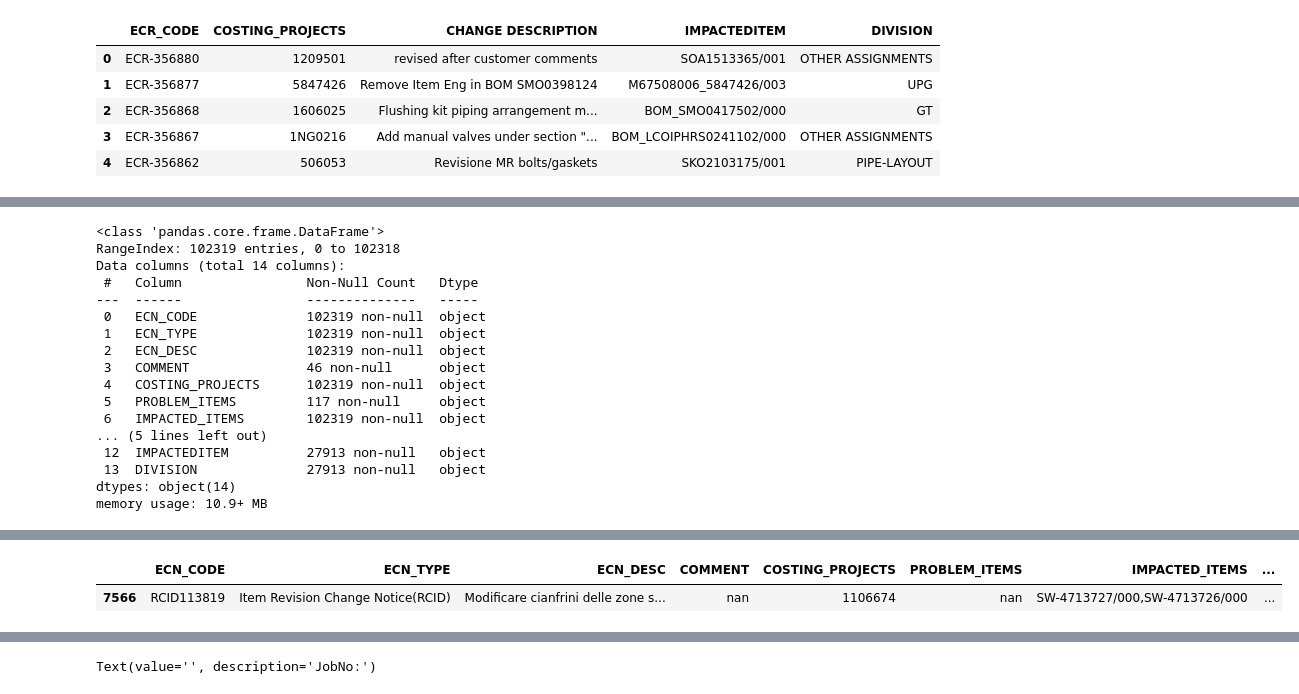
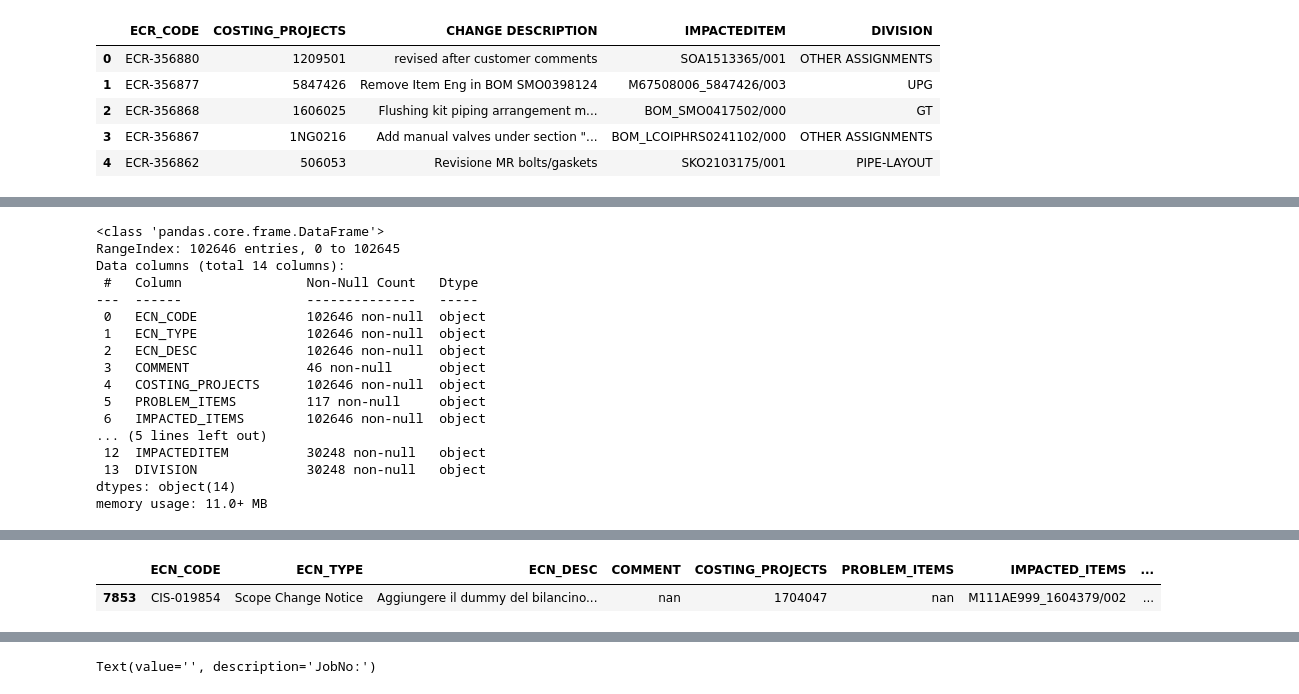
Before and after one commit to adnaksbhat/Colab_JupyterNotebooks, a Jupyter notebook: Wow.ipynb, the cells around one changed output, grey strips where cells are left out. Drawn from its saved outputs; the diff is of its cells as text; code cells hidden in the pictures.

```diff
--- a/Wow.ipynb
+++ b/Wow.ipynb
@@ -16,5 +24,10 @@ df_ecr=df_ecr[god_cols]
 # %%
 df_ecr['CHANGE DESCRIPTION'] = df_ecr['CHANGE DESCRIPTION'].str.replace('_x000D_', '')
+# %%
+df_ecr['CHANGE DESCRIPTION'] = df_ecr['CHANGE DESCRIPTION'].str.replace('\n', ' ')
+# %%
+df['ECN_DESC']=df['ECN_DESC'].str.replace('\n',' ')
+df['ECN_DESC']=df['ECN_DESC'].str.replace('_x000D_', '')
 # %%
 df_ecr.head()
 # %% [output]
@@ -67,22 +72,22 @@ merged_df = merge_ecr_to_df(df, df_ecr)
 merged_df.info()
 # %% [output]
 <class 'pandas.core.frame.DataFrame'>
-RangeIndex: 102319 entries, 0 to 102318
+RangeIndex: 102646 entries, 0 to 102645
 Data columns (total 14 columns):
  #   Column                Non-Null Count   Dtype
 ---  ------                --------------   -----
- 0   ECN_CODE              102319 non-null  object
- 1   ECN_TYPE              102319 non-null  object
- 2   ECN_DESC              102319 non-null  object
+ 0   ECN_CODE              102646 non-null  object
+ 1   ECN_TYPE              102646 non-null  object
+ 2   ECN_DESC              102646 non-null  object
  3   COMMENT               46 non-null      object
- 4   COSTING_PROJECTS      102319 non-null  object
+ 4   COSTING_PROJECTS      102646 non-null  object
  5   PROBLEM_ITEMS         117 non-null     object
- 6   IMPACTED_ITEMS        102319 non-null  object
+ 6   IMPACTED_ITEMS        102646 non-null  object
 ... (5 lines left out)
- 12  IMPACTEDITEM          27913 non-null   object
- 13  DIVISION              27913 non-null   object
+ 12  IMPACTEDITEM          30248 non-null   object
+ 13  DIVISION              30248 non-null   object
 dtypes: object(14)
-memory usage: 10.9+ MB
+memory usage: 11.0+ MB
 # %%
 merged_df['ECN_CODE']=merged_df['ECN_CODE'].astype(str)
 merged_df['ECN_TYPE']=merged_df['ECN_TYPE'].astype(str)
@@ -126,10 +131,10 @@ def find_missing_impacts(row):
 
 merged_df['missing_impacts'] = merged_df.apply(find_missing_impacts, axis=1)
 # %%
-merged_df[merged_df['ECN_CODE']=='RCID113819']
+merged_df[merged_df['ECN_CODE']=='CIS-019854']
 # %% [output]
 |  | ECN_CODE | ECN_TYPE | ECN_DESC | COMMENT | COSTING_PROJECTS | PROBLEM_ITEMS | IMPACTED_ITEMS | ... |
-| 7566 | RCID113819 | Item Revision Change Notice(RCID) | Modificare cianfrini delle zone s... | nan | 1106674 | nan | SW-4713727/000,SW-4713726/000 | ... |
+| 7853 | CIS-019854 | Scope Change Notice | Aggiungere il dummy del bilancino... | nan | 1704047 | nan | M111AE999_1604379/002 | ... |
 # %%
 print(merged_df[merged_df['ECN_CODE']=='CIS-019854'].to_string())
 # %% [output]
```
Also changed, not shown: parts of 8 cells of this notebook.
